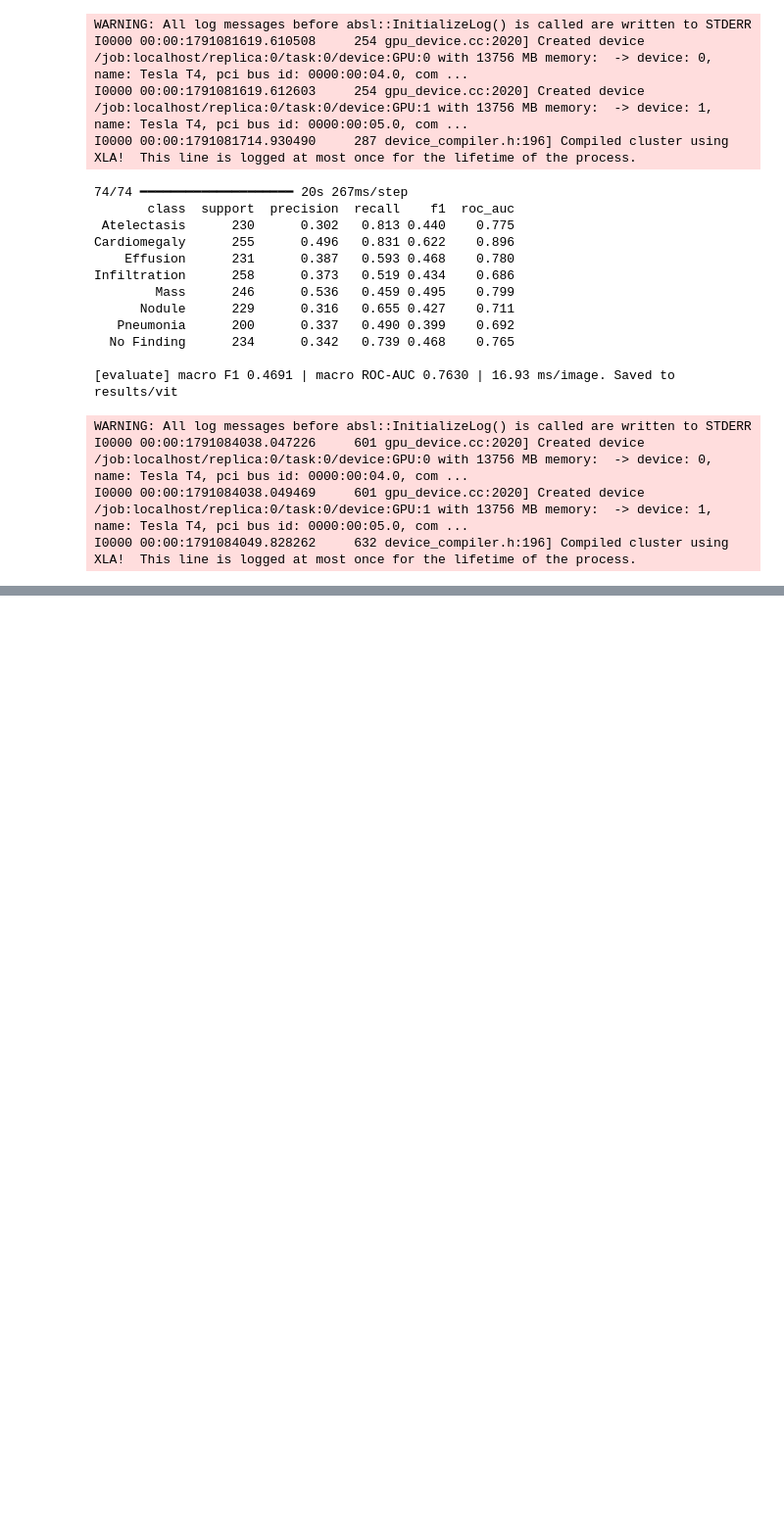
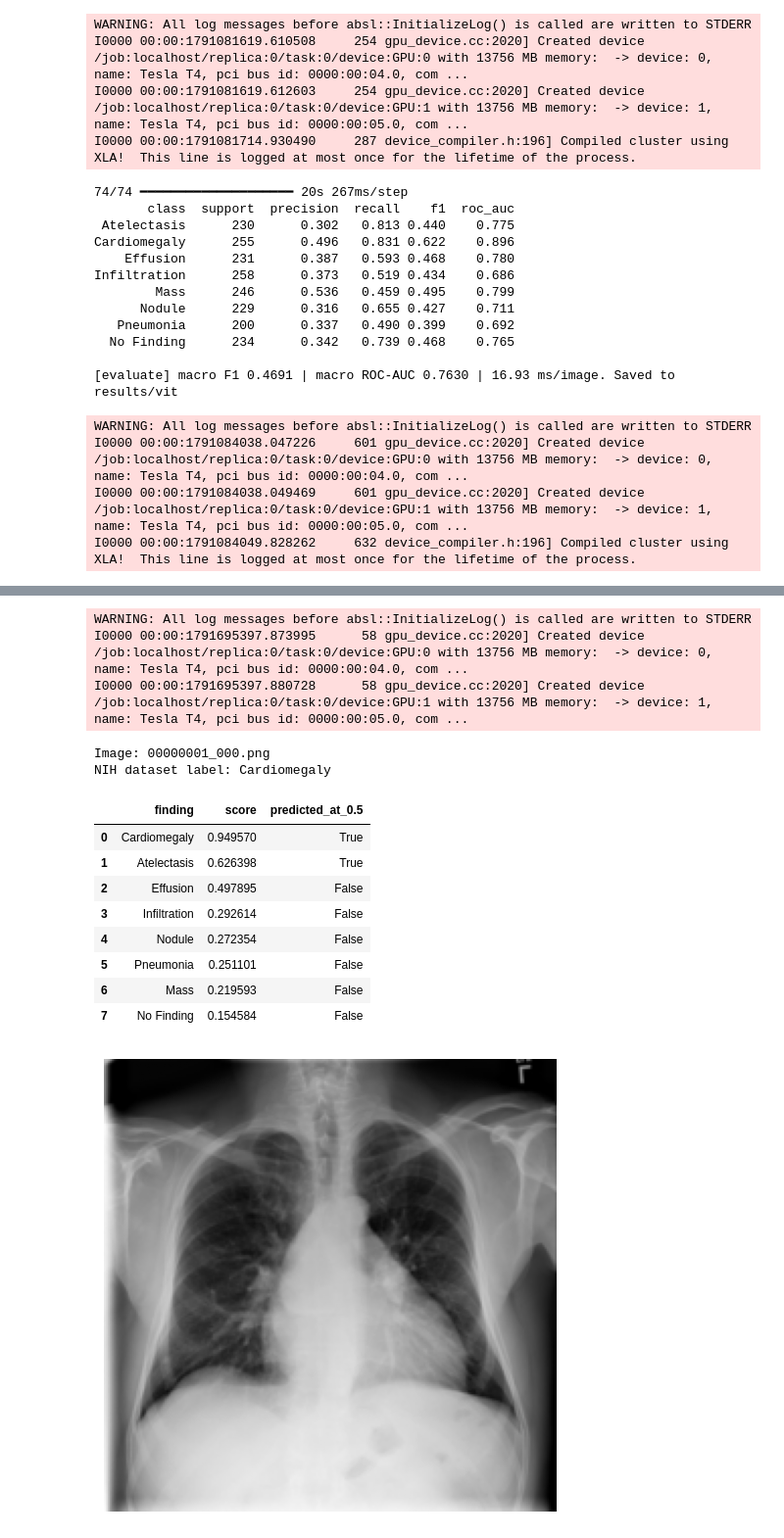
Before and after one commit to Deep-Learning-Models/ChestNet, a Jupyter notebook: notebooks/vision-transformer.ipynb, the cells around one changed output, grey strips where cells are left out. Shown at 98% size. Drawn from its saved outputs; the diff is of its cells as text; code cells hidden in the pictures; blank space fills up the shorter version.

```diff
--- a/notebooks/vision-transformer.ipynb
+++ b/notebooks/vision-transformer.ipynb
@@ -158,0 +215,50 @@ I0000 00:00:1791084049.828262     632 device_compiler.h:196] Compiled cluster us
+# %%
+# Example inference on an NIH chest X-ray using the trained original ViT
+from pathlib import Path
+import os, sys
+import numpy as np
+import pandas as pd
+import matplotlib.pyplot as plt
+
+repo = Path('/kaggle/input/notebooks/umaraazim/vision-transformer/ChestNet')
+checkpoint = repo / 'saved_models/vit_best.weights.h5'
+image_path = Path('/kaggle/input/datasets/nih-chest-xrays/data/images_001/images/00000001_000.png')
+assert checkpoint.is_file() and image_path.is_file()
+os.chdir(repo)
+sys.path.insert(0, str(repo))
+from src.config import load_config
+from src.models import build_model
+from src.preprocessing.dataset import load_image, to_model_input
+
+cfg = load_config('configs/vit.yaml')
+model = build_model(cfg)
+model.load_weights(str(checkpoint))
+gray = load_image(str(image_path), cfg['data']['image_size'])
+x = to_model_input(gray)[None, ...]
+scores = model(x, training=False).numpy()[0]
+threshold = cfg['training']['threshold']
+results = pd.DataFrame({'finding': cfg['data']['classes'], 'score': scores, 'predicted_at_0.5': scores >= threshold})
+print('Image:', image_path.name)
+labels = pd.read_csv('/kaggle/input/datasets/nih-chest-xrays/data/Data_Entry_2017.csv', usecols=['Image Index', 'Finding Labels'])
+print('NIH dataset label:', labels.loc[labels['Image Index'].eq(image_path.name), 'Finding Labels'].iloc[0])
+display(results.sort_values('score', ascending=False).reset_index(drop=True))
+plt.figure(figsize=(6, 6))
+plt.imshow(np.squeeze(gray.numpy()), cmap='gray', vmin=0, vmax=255)
+plt.axis('off')
+plt.show()
+# %% [output]
+WARNING: All log messages before absl::InitializeLog() is called are written to STDERR
+I0000 00:00:1791695397.873995      58 gpu_device.cc:2020] Created device /job:localhost/replica:0/task:0/device:GPU:0 with 13756 MB memory:  -> device: 0, name: Tesla T4, pci bus id: 0000:00:04.0, com ...
+I0000 00:00:1791695397.880728      58 gpu_device.cc:2020] Created device /job:localhost/replica:0/task:0/device:GPU:1 with 13756 MB memory:  -> device: 1, name: Tesla T4, pci bus id: 0000:00:05.0, com ...
+Image: 00000001_000.png
+NIH dataset label: Cardiomegaly
+|  | finding | score | predicted_at_0.5 |
+| 0 | Cardiomegaly | 0.949570 | True |
+| 1 | Atelectasis | 0.626398 | True |
+| 2 | Effusion | 0.497895 | False |
+| 3 | Infiltration | 0.292614 | False |
+| 4 | Nodule | 0.272354 | False |
+| 5 | Pneumonia | 0.251101 | False |
+| 6 | Mass | 0.219593 | False |
+| 7 | No Finding | 0.154584 | False |
+[figure, added]
```
Also changed, not shown: parts of 3 cells of this notebook, 2 other files.
